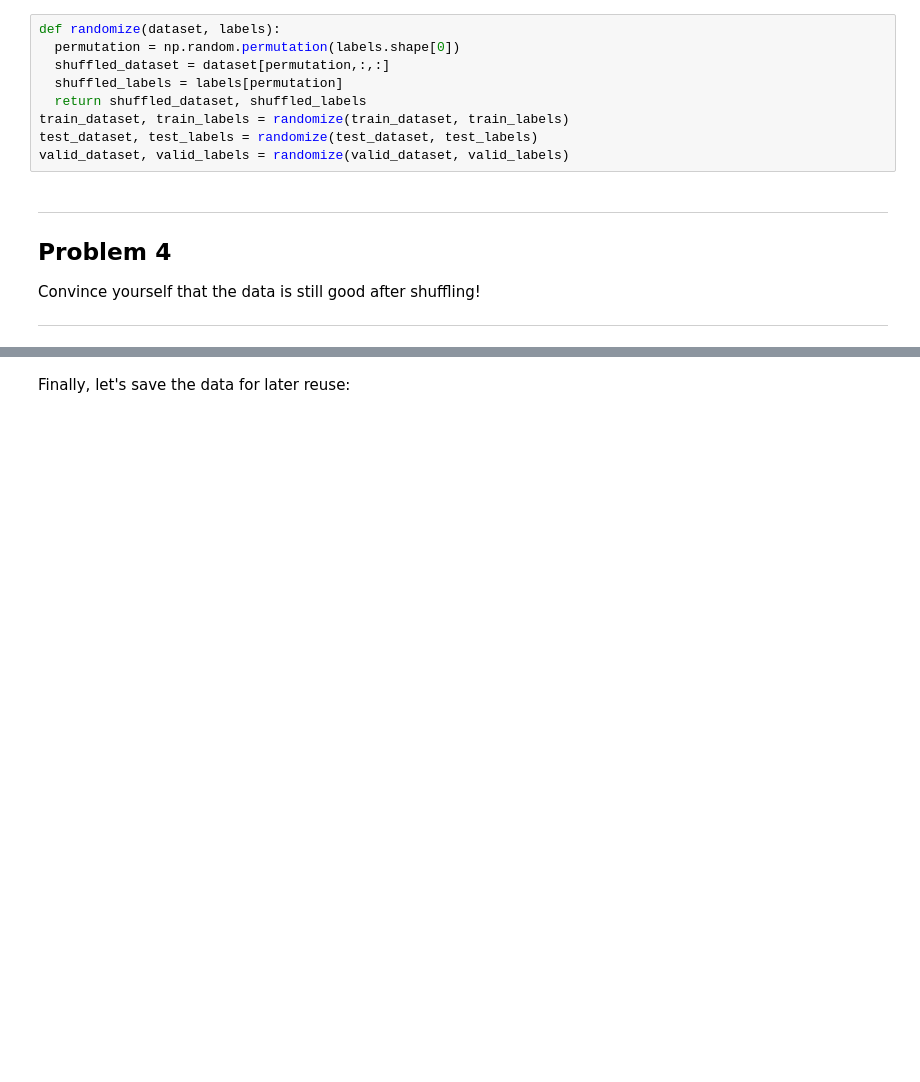
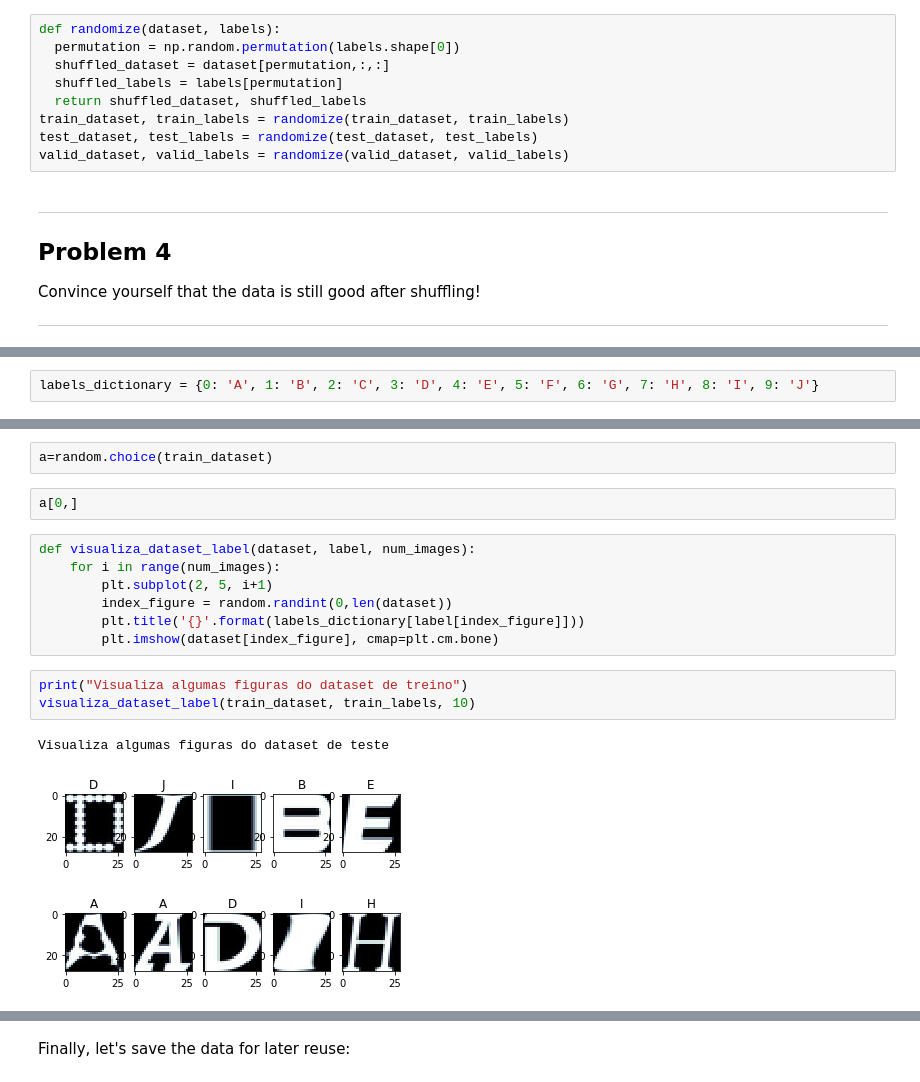
Before and after one commit to victortxa/assignments-vision-and-image-processing, a Jupyter notebook: 1_notmnist.ipynb, the cells around one changed output, grey strips where cells are left out. Drawn from its saved outputs; the diff is of its cells as text; blank space fills up the shorter version.

```diff
--- a/1_notmnist.ipynb
+++ b/1_notmnist.ipynb
@@ -378,0 +399,2 @@ Convince yourself that the data is still good after shuffling!
+# %%
+labels_dictionary = {0: 'A', 1: 'B', 2: 'C', 3: 'D', 4: 'E', 5: 'F', 6: 'G', 7: 'H', 8: 'I', 9: 'J'}
@@ -378,0 +405,17 @@ Convince yourself that the data is still good after shuffling!
+# %%
+a=random.choice(train_dataset)
+# %%
+a[0,]
+# %%
+def visualiza_dataset_label(dataset, label, num_images):
+    for i in range(num_images):
+        plt.subplot(2, 5, i+1)
+        index_figure = random.randint(0,len(dataset))
+        plt.title('{}'.format(labels_dictionary[label[index_figure]]))
+        plt.imshow(dataset[index_figure], cmap=plt.cm.bone)
+# %%
+print("Visualiza algumas figuras do dataset de treino")
+visualiza_dataset_label(train_dataset, train_labels, 10)
+# %% [output]
+Visualiza algumas figuras do dataset de teste
+[figure, added]
```
Also changed, not shown: parts of 8 cells of this notebook.
